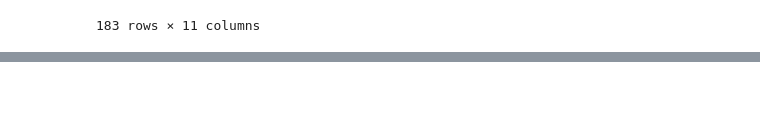
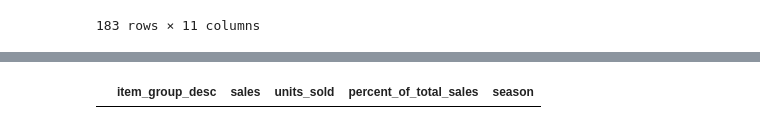
Before and after one commit to livethinktrade/Replenishment_Program, a Jupyter notebook: Replenishment/playground.ipynb, the cells around one changed output, grey strips where cells are left out. Drawn from its saved outputs; the diff is of its cells as text; code cells hidden in the pictures; blank space fills up the shorter version.

```diff
--- a/Replenishment/playground.ipynb
+++ b/Replenishment/playground.ipynb
@@ -1524,0 +703,4 @@ df
+# %%
+rank
+# %% [output]
+|  | item_group_desc | sales | units_sold | percent_of_total_sales | season |
```
Also changed, not shown: parts of 12 cells of this notebook, 16 other files.
